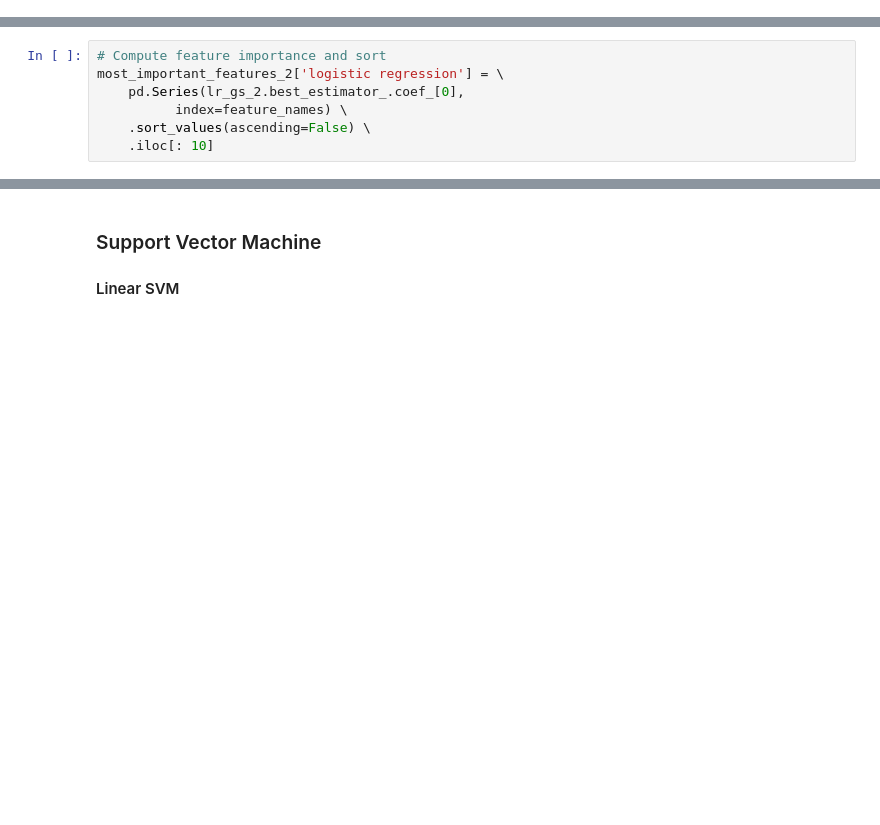
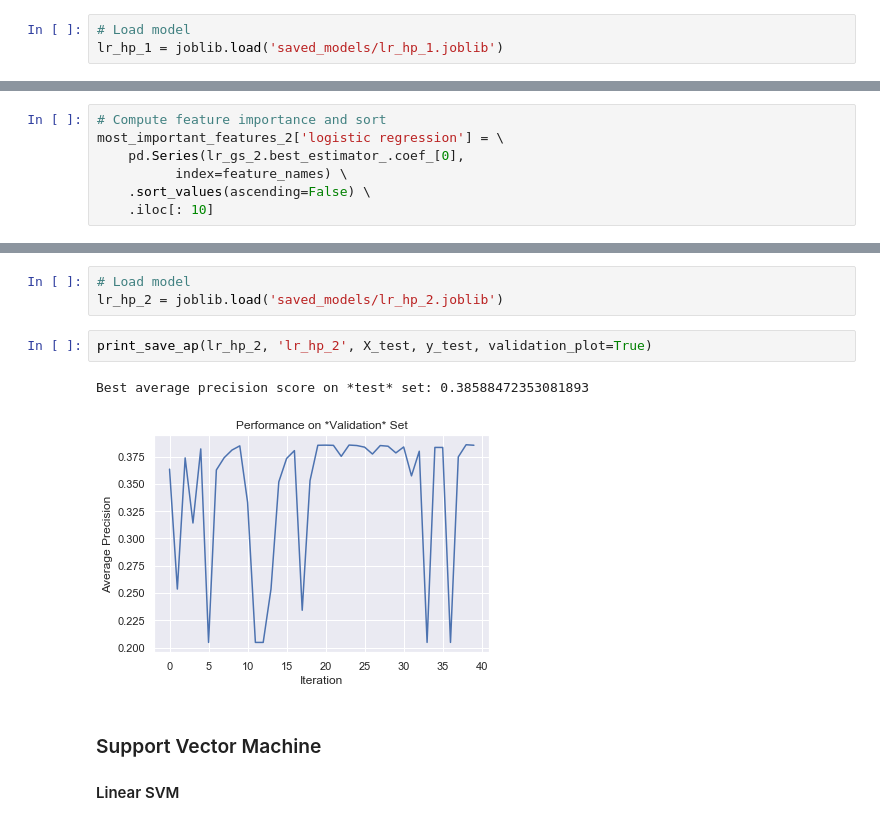
Before and after one commit to tloeber/Springboard, a Jupyter notebook: capstone_lending_club/2a_modeling.ipynb, the cells around one changed output, grey strips where cells are left out. Drawn from its saved outputs; the diff is of its cells as text; blank space fills up the shorter version.

```diff
--- a/capstone_lending_club/2a_modeling.ipynb
+++ b/capstone_lending_club/2a_modeling.ipynb
@@ -718,3 +652,6 @@ print(best_p, ap)
+# %%
+# Load model
+lr_hp_1 = joblib.load('saved_models/lr_hp_1.joblib')
 # %%
 progress_lr = pd.read_csv('progress_lr.csv')
 # %%
@@ -801,3 +773,11 @@ print(classification_reports_2['logistic regression'])
+# %%
+# Load model
+lr_hp_2 = joblib.load('saved_models/lr_hp_2.joblib')
+# %%
+print_save_ap(lr_hp_2, 'lr_hp_2', X_test, y_test, validation_plot=True)
+# %% [output]
+Best average precision score on *test* set: 0.38588472353081893
+[figure, added]
 # %% [markdown]
 ### Support Vector Machine
 #### Linear SVM
```
Also changed, not shown: parts of 35 cells of this notebook.
